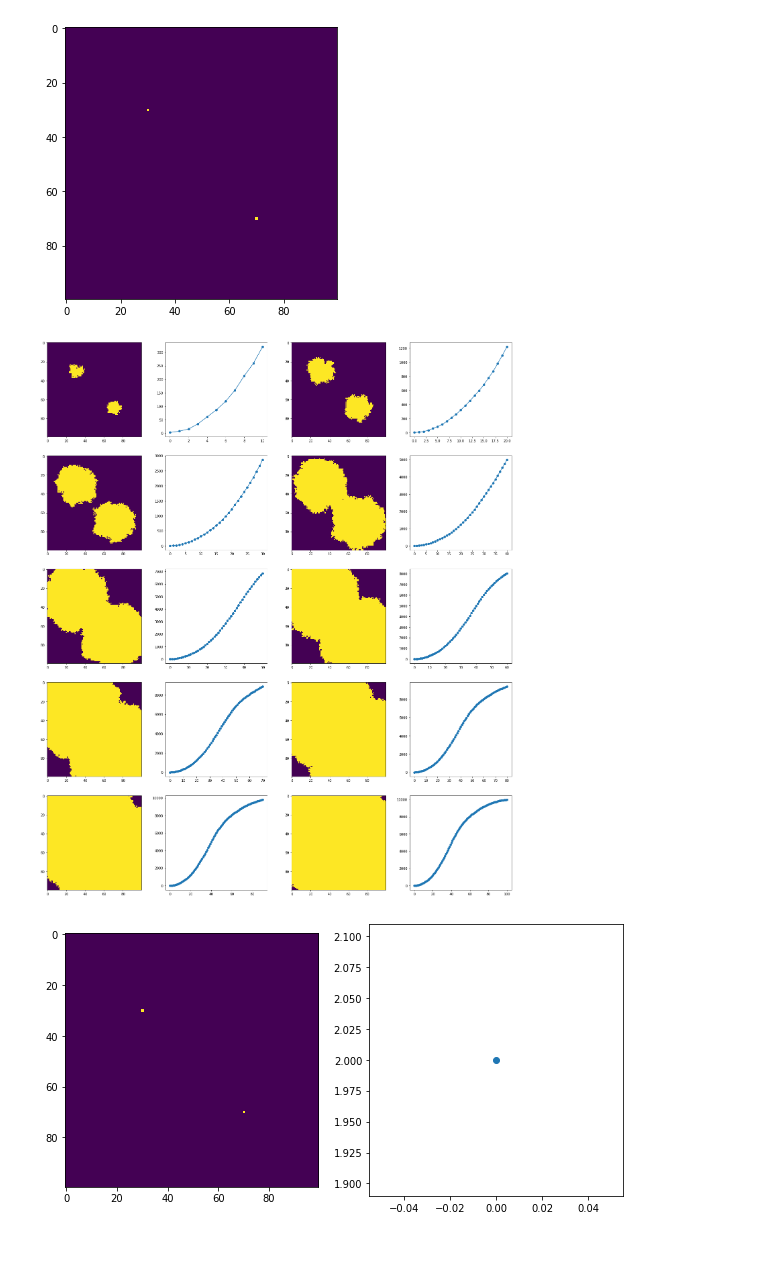
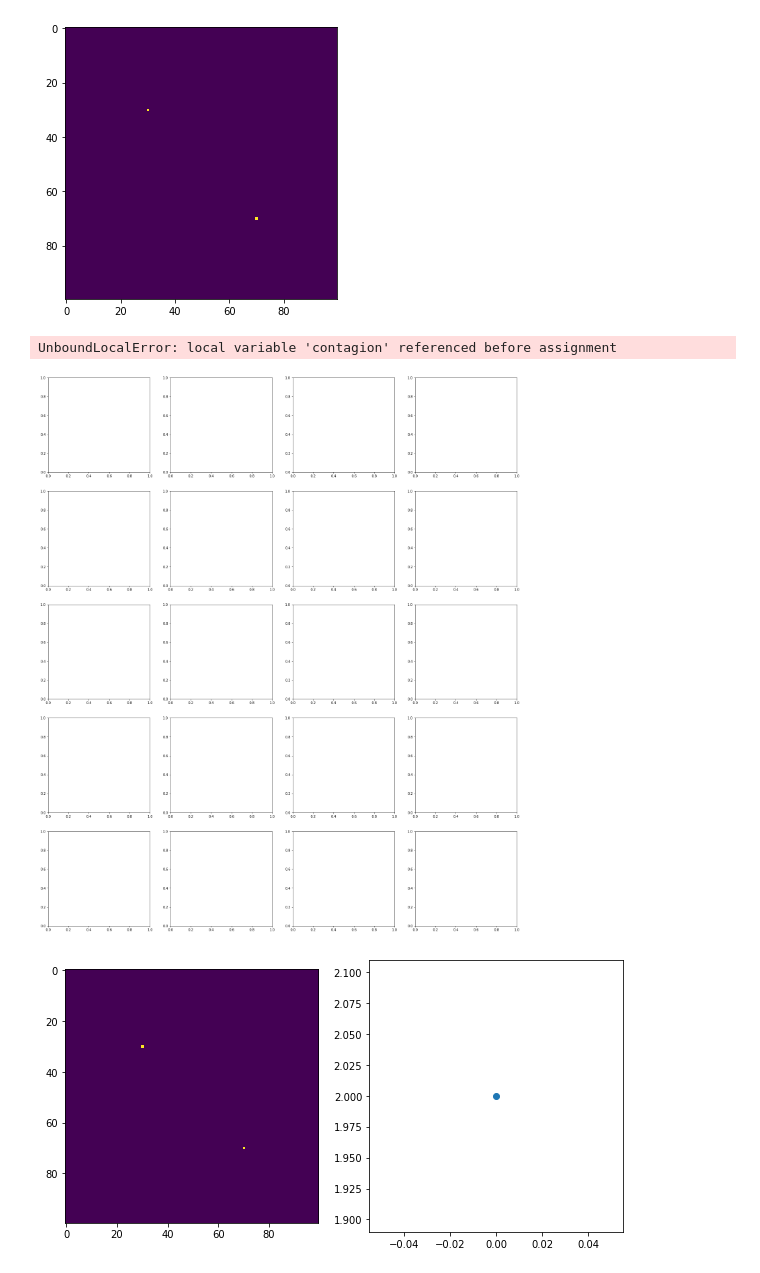
Before and after one commit to jsdiazpo/Contagion-Simulation, a Jupyter notebook: Simulation.ipynb, the cells around one changed output. Saved outputs shown, nothing was run; the diff lists cells and outputs as text; code cells hidden in the pictures.

```diff
--- a/Simulation.ipynb
+++ b/Simulation.ipynb
@@ -9,3 +8,11 @@ import random
+# %%
+def contagion(prob):
+    rnd_nr = random.random()
+    if rnd_nr <= prob:
+        rtn = 1
+    else:
+        rtn = 0
+    return rtn
 # %%
 num_side = 100
 X = np.zeros((num_side, num_side))
@@ -39,26 +46,30 @@ def run_simulation(X, cnt_lst, steps=10):
                             if X[yj, xi] == 1:  # ignore if already infected
                                 continue
                             else:
-                                contagion = contact(prob=0.2)
-                                X[yj, xi] = contagion
-                                if contagion == 1:
+                                X[yj, xi] = contagion(prob=0.2)
+                                if X[yj, xi] == 1:
                                     cnt += 1
         cnt_lst.append(cnt)
     return X, cnt_lst
 # %%
 fig, ax = plt.subplots(5, 4)
 fig.set_size_inches(25, 30)
 for k in range(5):
     X, cnt_lst = run_simulation(X, cnt_lst, steps=3)
     ax[k,0].imshow(X, cmap='viridis', interpolation='nearest')
     ax[k,1].plot(cnt_lst, 'o-')
+    ax[k,1].set_xlabel('step')
+    ax[k,1].set_ylabel('cumulative cases')
     X, cnt_lst = run_simulation(X, cnt_lst, steps=3)
     ax[k,2].imshow(X, cmap='viridis', interpolation='nearest')
     ax[k,3].plot(cnt_lst, 'o-')
+    ax[k,3].set_xlabel('step')
+    ax[k,3].set_ylabel('cumulative cases')
 # plt.tight_layout()
-fig.savefig('contagion_simulation.pdf', bbox_inches='tight');
+# fig.savefig('contagion_simulation.pdf', bbox_inches='tight');
 # %% [output]
+UnboundLocalError: local variable 'contagion' referenced before assignment
-[figure, old version]
+[figure, new version]
 # %%
 fig, ax = plt.subplots(1, 2)
 fig.set_size_inches(10, 5)
```
Also changed, not shown: parts of 3 cells of this notebook.
